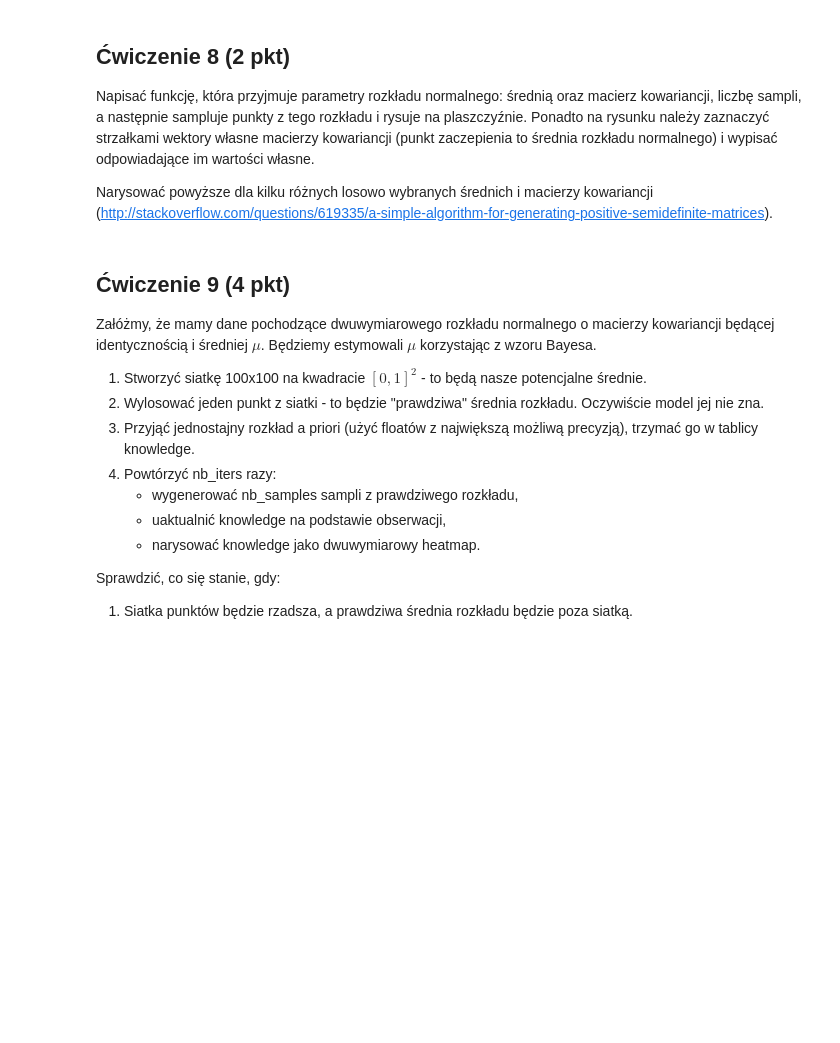
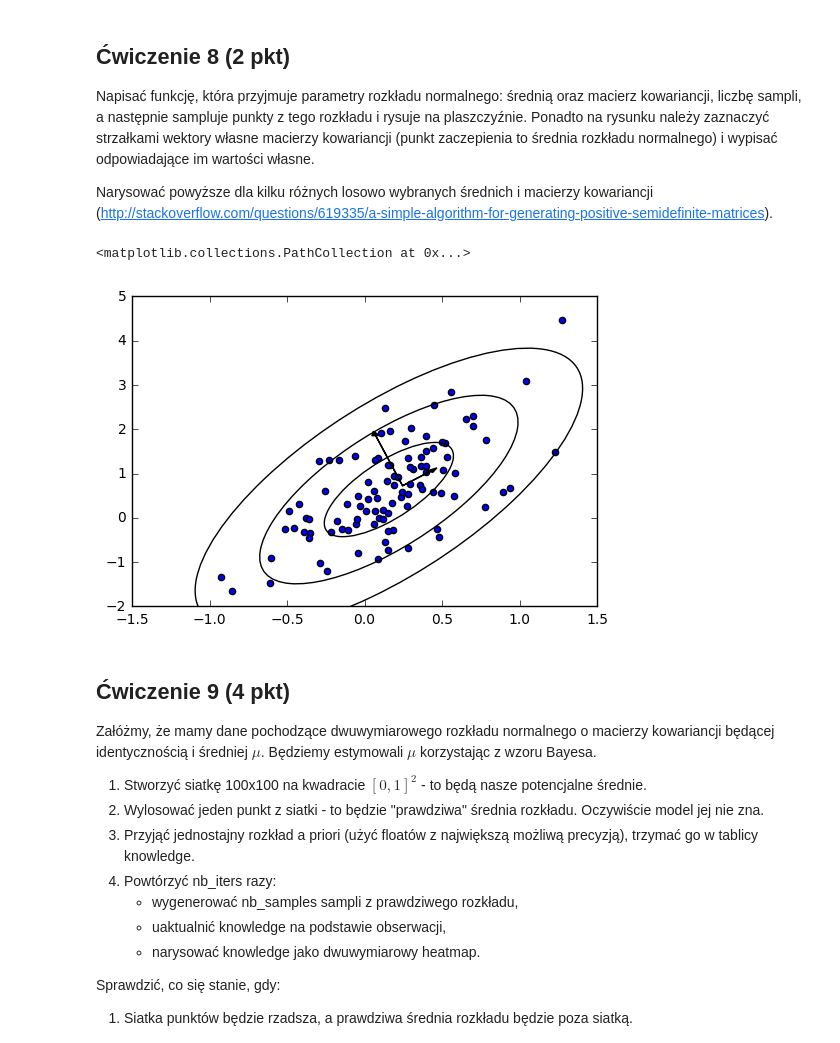
Before and after one commit to ociepkam/ml, a Jupyter notebook: L2a.ipynb, the cells around one changed output. Drawn from its saved outputs; the diff is of its cells as text; code cells hidden in the pictures; blank space fills up the shorter version.

```diff
--- a/L2.ipynb
+++ b/L2a.ipynb
@@ -575,3 +574,33 @@ plot
+# %%
+from scipy import random, linalg
+matrixSize = 2
+A = random.rand(matrixSize,matrixSize)
+cov = np.dot(A,A.transpose())
+mean = np.mean(cov, axis = 1)
+
+samples = np.random.multivariate_normal(mean, cov, size=100)
+w, v = np.linalg.eig(cov)
+
+ax = plt.axes()
+lambda_, v = np.linalg.eig(cov)
+lambda_ = np.sqrt(lambda_)
+for j in range(1, 4):
+    ell = Ellipse(xy=(np.mean(samples[:,0]), np.mean(samples[:,1])),
+                  width=lambda_[0]*j*2, height=lambda_[1]*j*2,
+                  angle=np.rad2deg(np.arccos(v[0, 0])))
+    ell.set_facecolor('none')
+    ax.add_artist(ell)
+ax.arrow(mean[0], mean[1], cov[0][0], cov[0][1], head_width=0.05, head_length=0.1, fc='k', ec='k')
+ax.arrow(mean[0], mean[1], -cov[0][0], cov[1][1], head_width=0.05, head_length=0.1, fc='k', ec='k')
+plt.scatter(samples[:,0],samples[:,1])
+
+# wynik: spodziewamy się elipsy o środku w średniej rozkładu,
+# tam też powinna być największa gęstość samplowanych punktów;
+# wektory własne powinny wskazywać kierunki osi elipsy;
+# jaki jest związek wartości własnych z długościami osi elipsy?
+# %% [output]
+<matplotlib.collections.PathCollection at 0x...>
+[figure, added]
 # %% [markdown]
 ## Ćwiczenie 9 (4 pkt)
 
```
Also changed, not shown: parts of 11 cells of this notebook, 1 other file.
